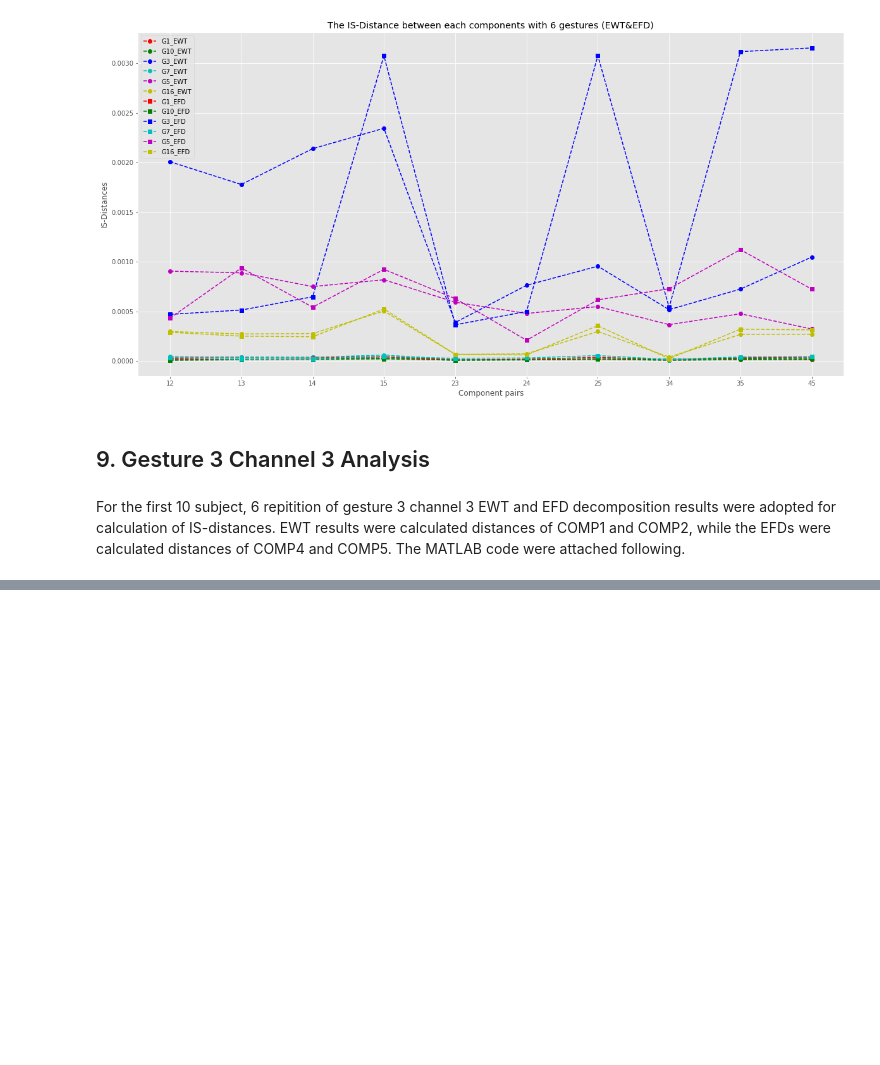
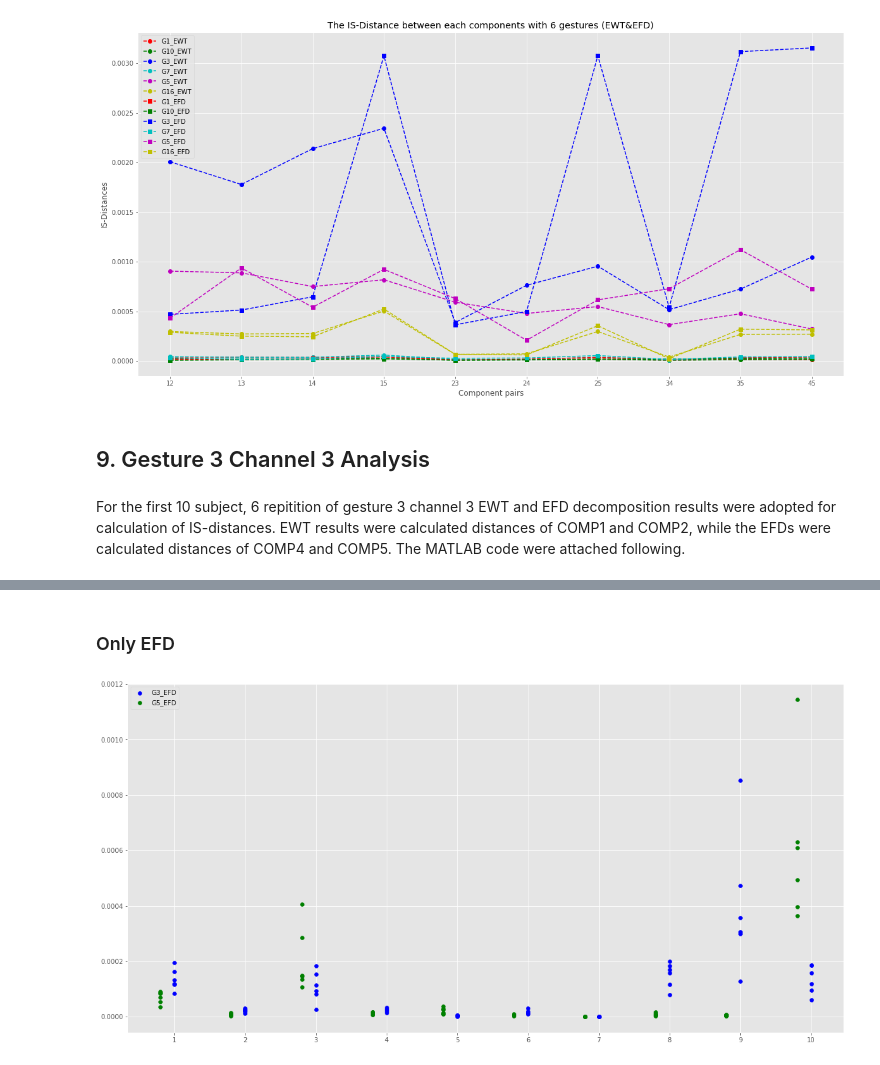
Before and after one commit to chenkecoco1/EMG_Analysis, a Jupyter notebook: Calculate_Distances_of_Components.ipynb, the cells around one changed output, grey strips where cells are left out. Saved outputs shown, nothing was run; the diff lists cells and outputs as text; code cells hidden in the pictures; blank space fills up the shorter version.

```diff
--- a/Calculate_Distances_of_Components.ipynb
+++ b/Calculate_Distances_of_Components.ipynb
@@ -924,0 +1004,15 @@ plt.show()
+# %% [markdown]
+### Only EFD
+# %%
+figure(figsize=(20,10))
+
+#plt.scatter(df_dist_c3g35['subject'], df_dist_c3g35['ewt12_3'],label='G3_EWT',c='r')
+plt.scatter(df_dist_c3g35['subject'], df_dist_c3g35['efd45_3'],label='G3_EFD',c='b')
+#plt.scatter(df_dist_c3g35['subject']-0.2, df_dist_c3g35['ewt12_5'],label='G5_EWT',c='y')
+plt.scatter(df_dist_c3g35['subject']-0.2, df_dist_c3g35['efd45_5'],label='G5_EFD',c='g')
+plt.legend()
+plt.xticks((1,2,3,4,5,6,7,8,9,10))
+
+plt.show()
+# %% [output]
+[figure, added]
```
Also changed, not shown: parts of 12 cells of this notebook.
